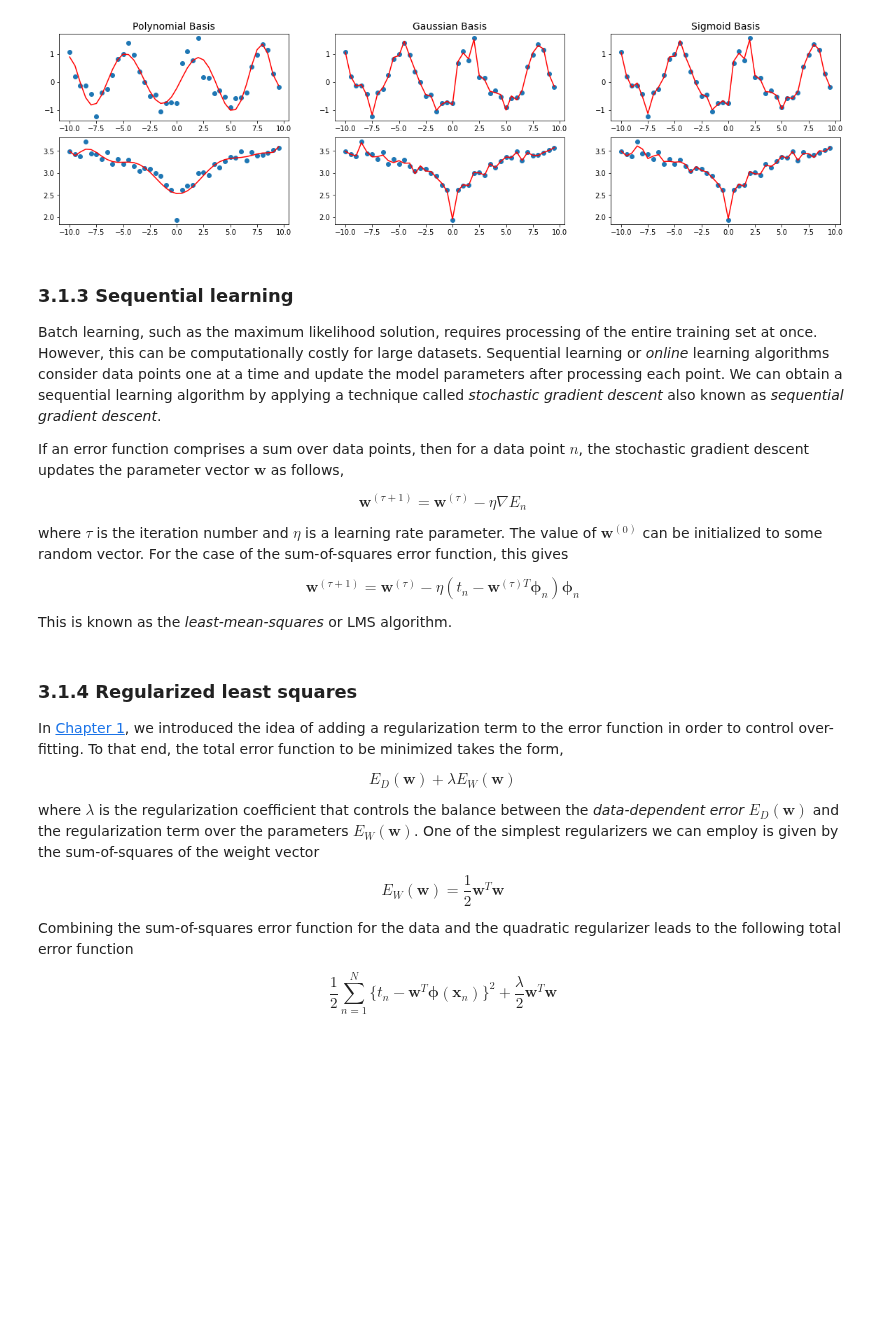
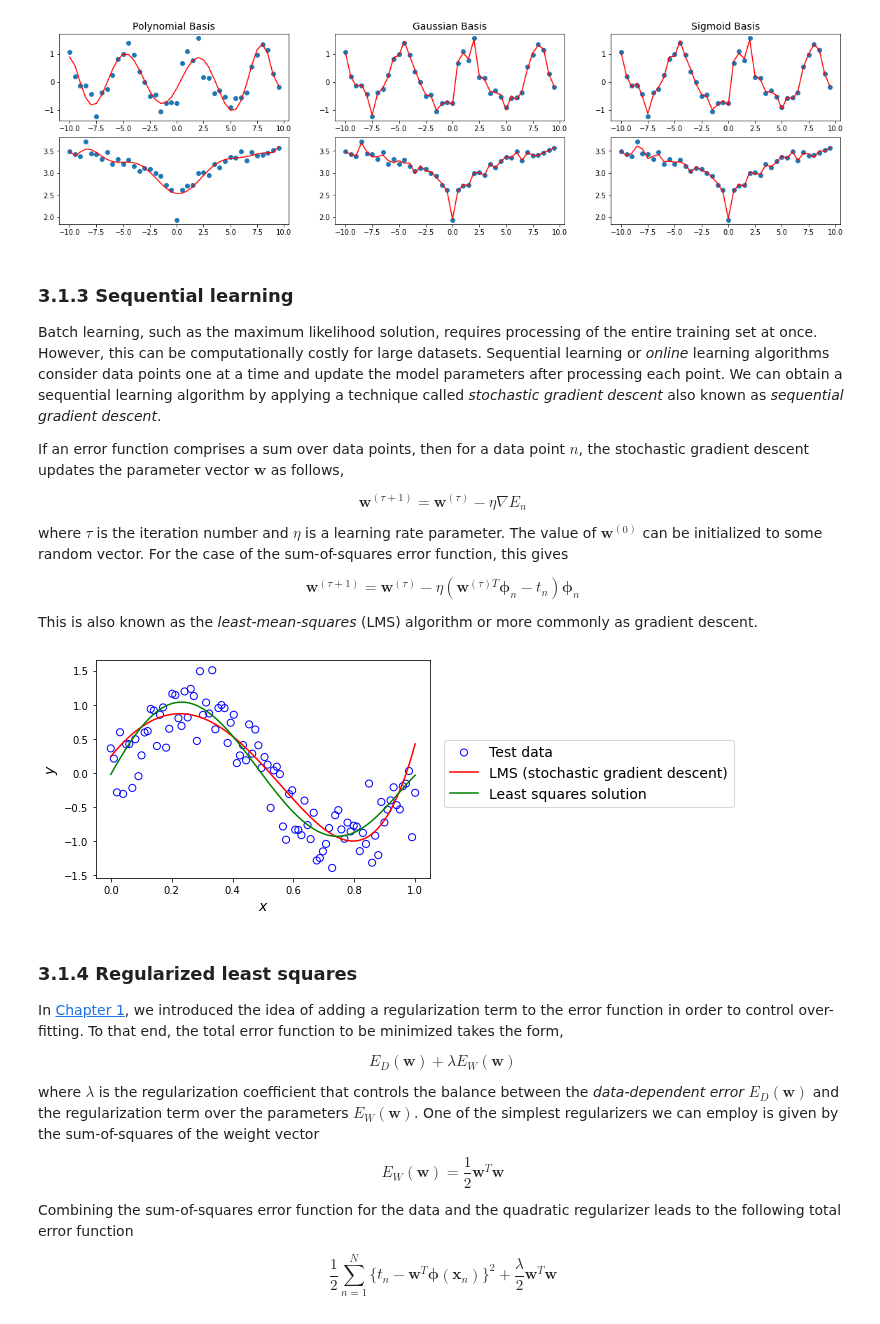
Before and after one commit to vagmcs/PRML, a Jupyter notebook: notebooks/ch3_linear_models_for_regression.ipynb, the cells around one changed output. Drawn from its saved outputs; the diff is of its cells as text; code cells hidden in the pictures; blank space fills up the shorter version.

```diff
--- a/notebooks/ch3_linear_models_for_regression.ipynb
+++ b/notebooks/ch3_linear_models_for_regression.ipynb
@@ -224,7 +219,7 @@ $$
 where $\tau$ is the iteration number and $\eta$ is a learning rate parameter. The value of $\mathbf{w}^{(0)}$ can be initialized to some random vector. For the case of the sum-of-squares error function, this gives
 
 $$
-\mathbf{w}^{(\tau+1)} = \mathbf{w}^{(\tau)} - \eta(t_n - \mathbf{w}^{(\tau)T}\boldsymbol\phi_n)\boldsymbol\phi_n
+\mathbf{w}^{(\tau+1)} = \mathbf{w}^{(\tau)} - \eta(\mathbf{w}^{(\tau)T}\boldsymbol\phi_n - t_n)\boldsymbol\phi_n
 $$
 
-This is known as the *least-mean-squares* or LMS algorithm.
+This is also known as the *least-mean-squares* (LMS) algorithm or more commonly as gradient descent.
@@ -239,3 +226,30 @@ This is known as the *least-mean-squares* or LMS algorithm.
+# %%
+# Generate an example dateset
+sin = lambda x: np.sin(2 * np.pi * x)
+x_train, y_train = generate_toy_data(sin, sample_size=100, std=0.3)
+x_test, y_test = generate_toy_data(sin, sample_size=100, std=0.3)
+
+# Create polynomial features
+polynomial = PolynomialFeature(degree=5)
+x_train_features = polynomial.transform(x_train)
+x_test_features = polynomial.transform(x_test)
+
+# Fit linear regression using both gradient descent and least squares
+model = LinearRegression()
+model.fit_lms(x_train_features, y_train, eta=0.1)
+y_pred_lms = model.predict(x_test_features)
+
+model.fit(x_train_features, y_train)
+y_pred_ls = model.predict(x_test_features)
+
+plt.scatter(x_test, y_test, facecolor="none", edgecolor="b", s=50, label="Test data")
+plt.plot(x_test, y_pred_lms, color="r", label="LMS (stochastic gradient descent)")
+plt.plot(x_test, y_pred_ls, color="g", label="Least squares solution")
+plt.xlabel('$x$', fontsize=14); plt.ylabel('$y$', fontsize=14)
+plt.legend(bbox_to_anchor=(1, 0.7), loc=2, borderaxespad=1, fontsize=14);
+plt.show()
+# %% [output]
+[figure, added]
 # %% [markdown]
 ### 3.1.4 Regularized least squares
 
```
Also changed, not shown: parts of 6 cells of this notebook, 1 other file.
